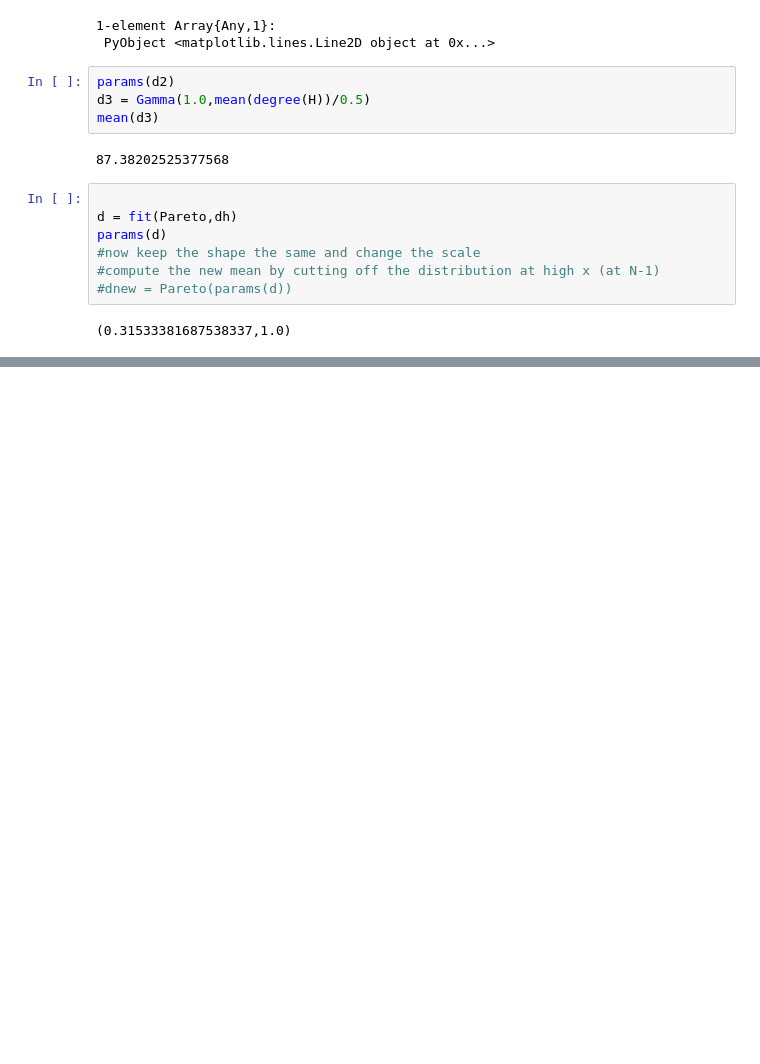
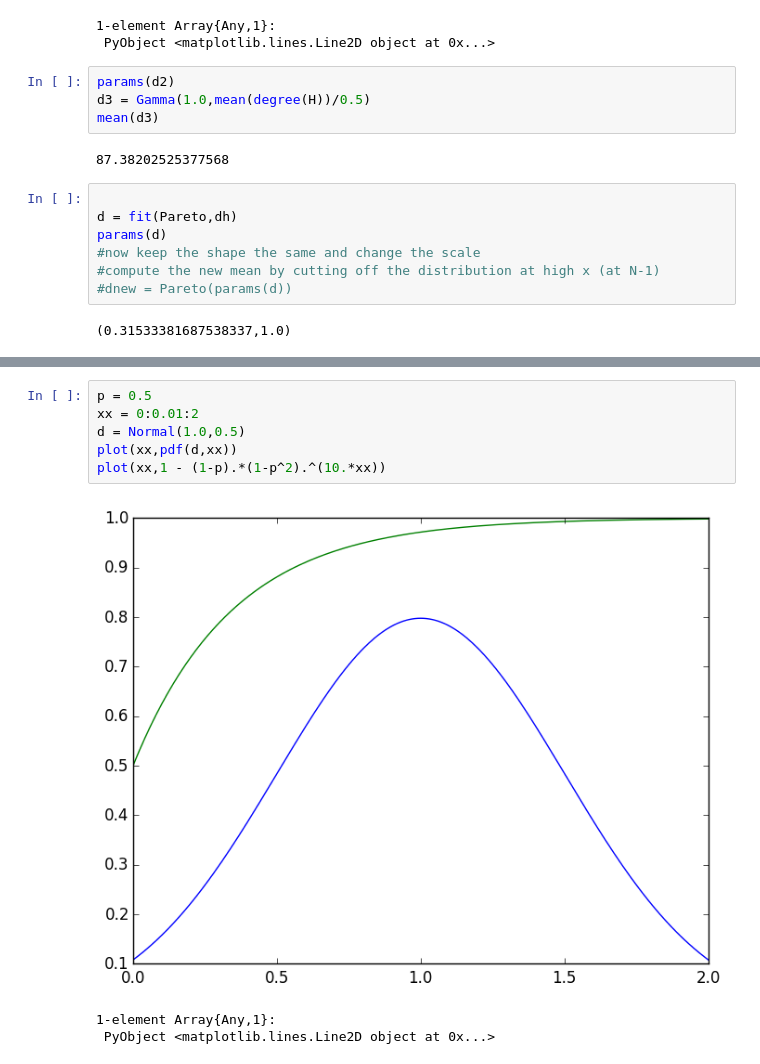
Before and after one commit to jnkh/indirect-rec, a Jupyter notebook: src/GraphsTunableClustering.ipynb, the cells around one changed output, grey strips where cells are left out. Saved outputs shown, nothing was run; the diff lists cells and outputs as text; blank space fills up the shorter version.

```diff
--- a/src/GraphsTunableClustering.ipynb
+++ b/src/GraphsTunableClustering.ipynb
@@ -300,0 +439,10 @@ params(d)
+# %%
+p = 0.5
+xx = 0:0.01:2
+d = Normal(1.0,0.5)
+plot(xx,pdf(d,xx))
+plot(xx,1 - (1-p).*(1-p^2).^(10.*xx))
+# %% [output]
+[figure, added]
+1-element Array{Any,1}:
+ PyObject <matplotlib.lines.Line2D object at 0x...>
```
Also changed, not shown: parts of 22 cells of this notebook, 3 other files.
